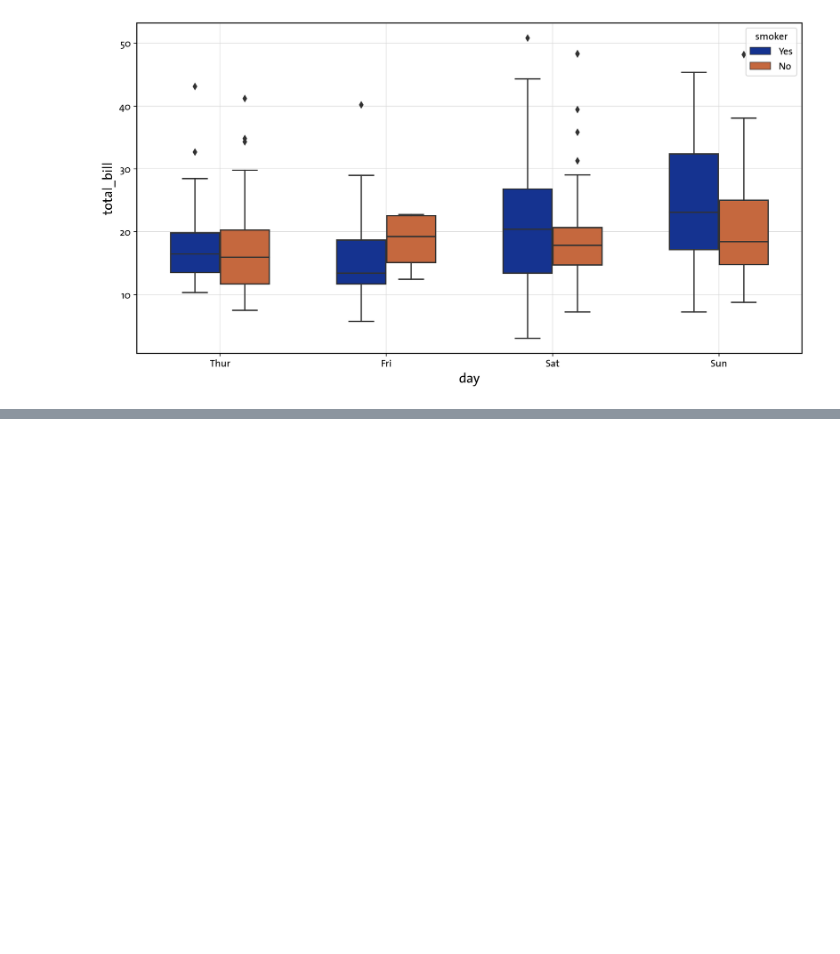
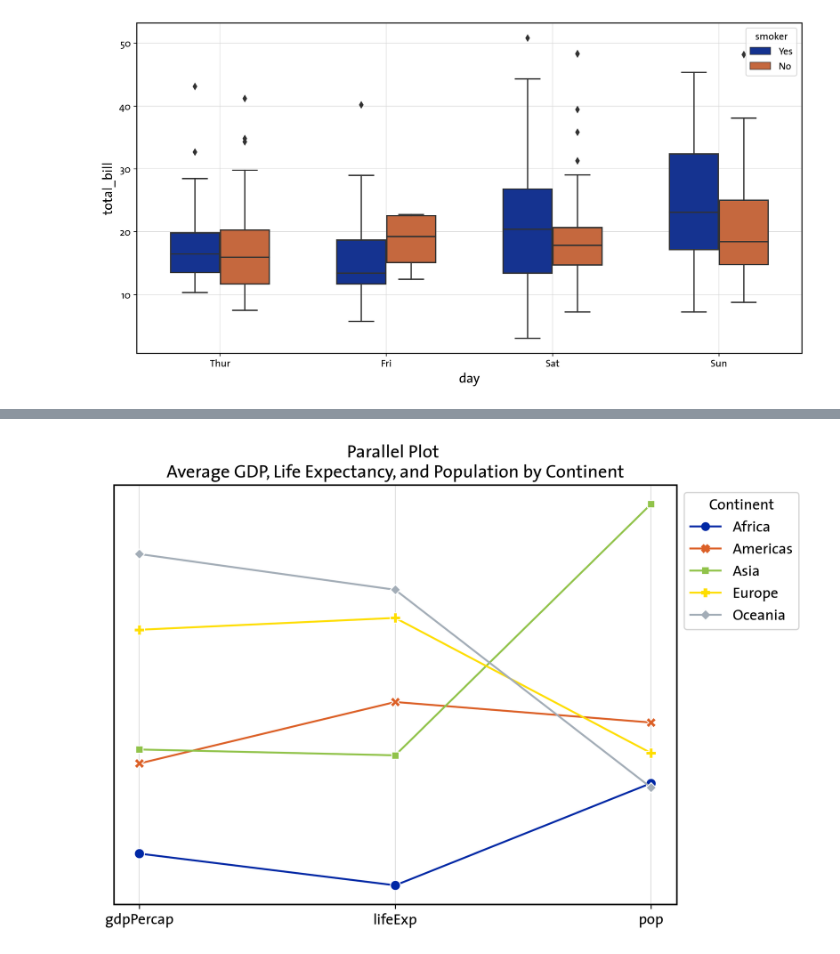
Before and after one commit to learn-want/mpl_style, a Jupyter notebook: plot_templates/line.ipynb, the cells around one changed output, grey strips where cells are left out. Drawn from its saved outputs; the diff is of its cells as text; code cells hidden in the pictures; blank space fills up the shorter version.

```diff
--- a/plot_templates/line.ipynb
+++ b/plot_templates/line.ipynb
@@ -144,0 +202,33 @@ plt.show()
+# %%
+url = "https://raw.githubusercontent.com/jennybc/gapminder/master/data-raw/08_gap-every-five-years.tsv"
+df = pd.read_csv(url, sep='\t')
+# Calculate the average values for each continent
+average_data = df.groupby('continent')[['gdpPercap', 'lifeExp', 'pop']].mean()
+
+# Normalize the data for better visualization
+normalized_data = (average_data - average_data.mean()) / average_data.std()
+
+# Create parallel plot
+plt.figure(figsize=(8, 6))
+parallel_plot = sns.lineplot(data=normalized_data.transpose(),
+                             dashes=False,
+                             markers=True,
+                             markersize=8,
+                        )
+
+# Add title
+plt.title('Parallel Plot \nAverage GDP, Life Expectancy, and Population by Continent')
+
+# Remove y-axis ticks and tick labels
+plt.yticks([])
+
+# Add legend
+plt.legend(title='Continent',
+           bbox_to_anchor=(1, 1), # Shift legend to the right
+          )
+parallel_plot.grid(zorder=100, lw =0.5, color = 'lightgray')
+# parallel_plot.set_axisbelow(True)
+# Display the chart
+plt.show()
+# %% [output]
+[figure, added]
```
Also changed, not shown: parts of 7 cells of this notebook.
